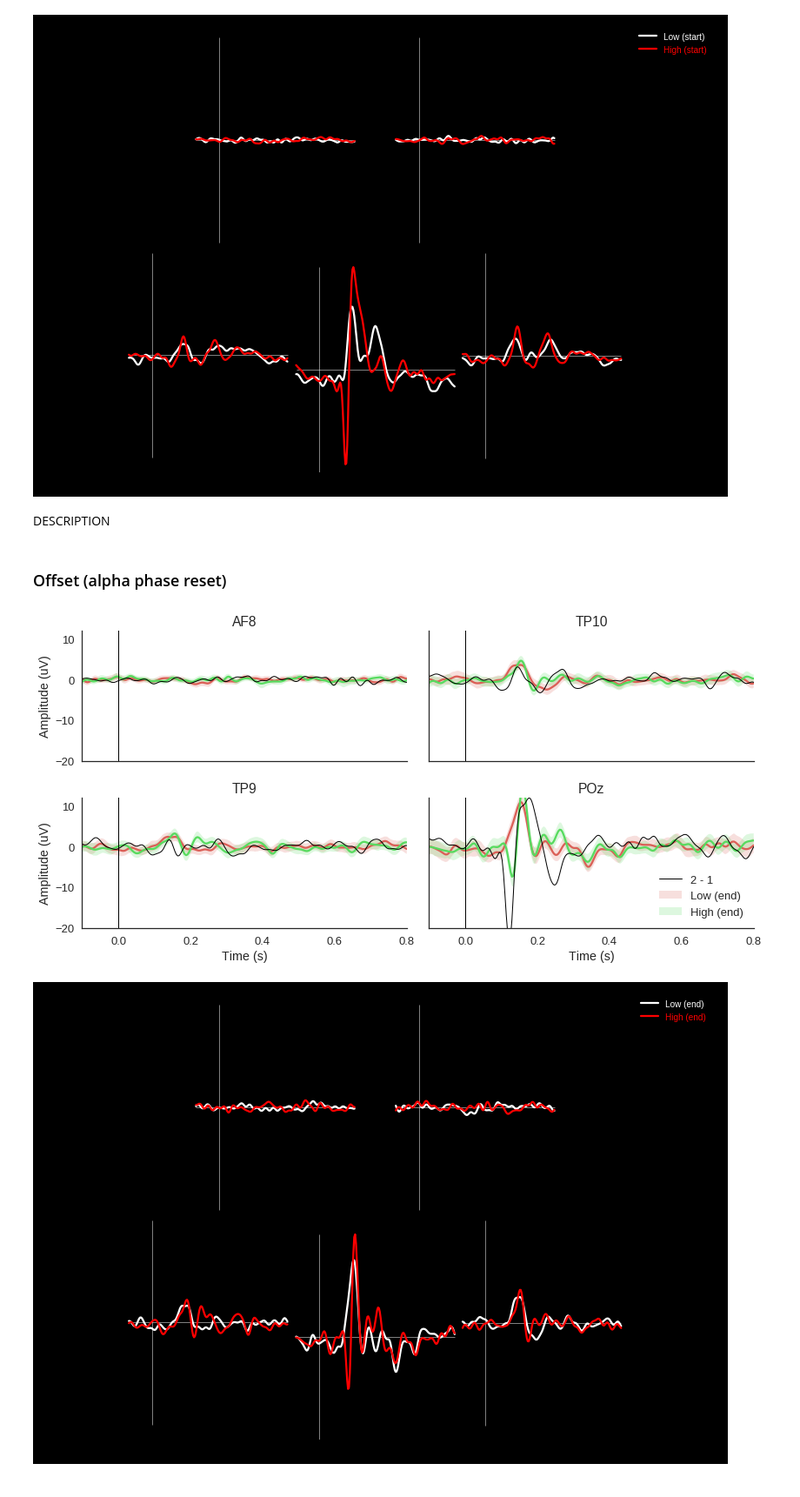
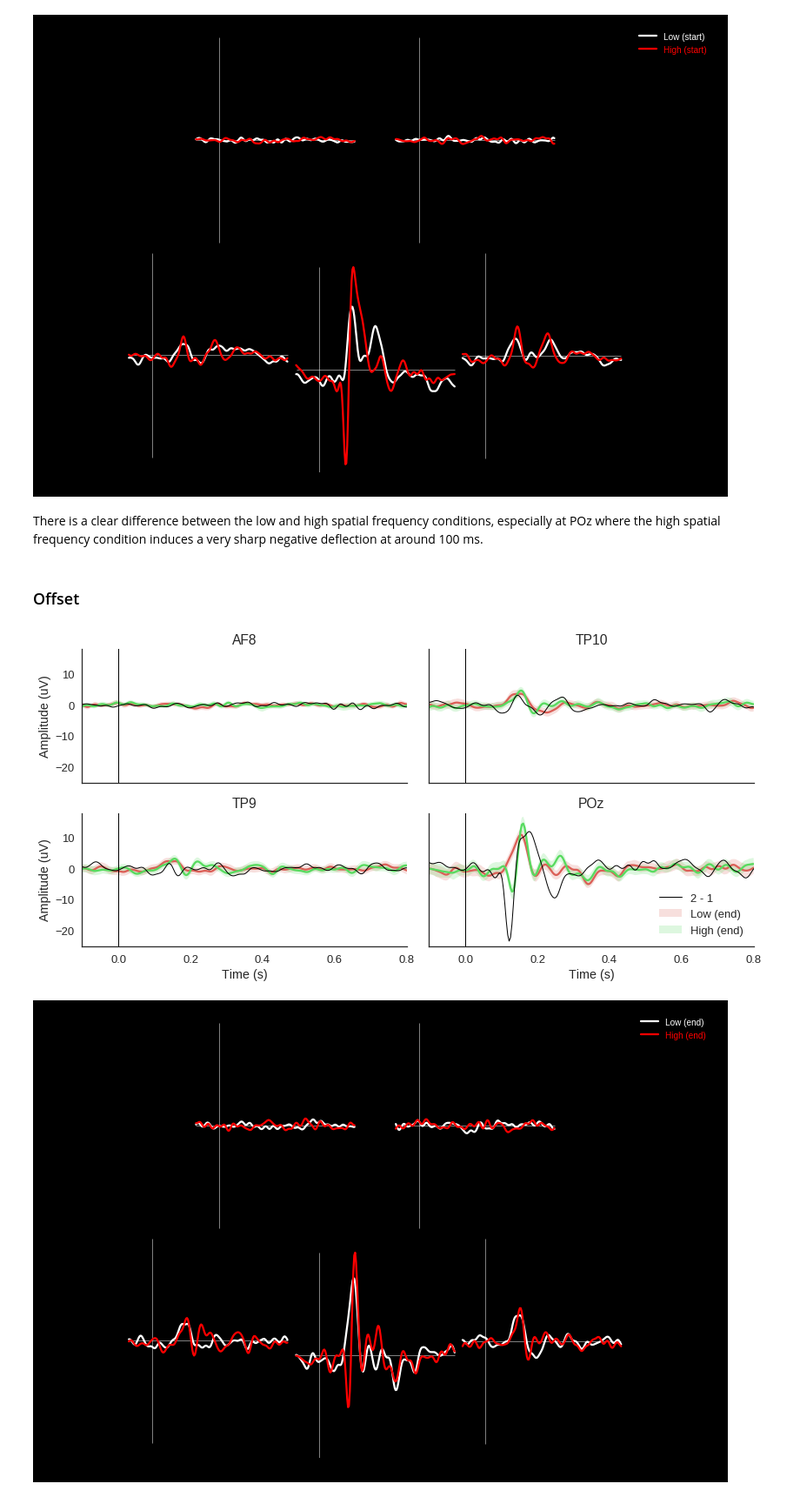
Before and after one commit to alexandrebarachant/muse-lsl, a Jupyter notebook: notebooks/Spatial Frequency Task with Muse.ipynb, the cells around one changed output. Shown at 87% size. Drawn from its saved outputs; the diff is of its cells as text; code cells hidden in the pictures.

```diff
--- a/notebooks/Spatial Frequency Task with Muse.ipynb
+++ b/notebooks/Spatial Frequency Task with Muse.ipynb
@@ -85,21 +95,21 @@ l = epochs['Low (start)'].copy().crop(-0.1, 0.6).average()
 plot_evoked_topo([l, h], show=False, color=['w', 'r']);
 # %% [output]
 [figure]
-# %% [markdown]
-DESCRIPTION
+# %% [markdown]
+There is a clear difference between the low and high spatial frequency conditions, especially at POz where the high spatial frequency condition induces a very sharp negative deflection at around 100 ms.
 # %% [markdown]
-### Offset (alpha phase reset)
+### Offset
 # %%
 # Time domain visualization
 conditions = OrderedDict()
 conditions['Low (end)'] = [3]
 conditions['High (end)'] = [4]
 
 fig, ax = utils.plot_conditions(epochs, conditions=conditions,
                                 ci=97.5, n_boot=1000, title='',
-                                diff_waveform=(1, 2), ylim=(-20, 12))
+                                diff_waveform=(1, 2), ylim=(-25, 18))
 # %% [output]
-[figure, old version]
+[figure, new version]
 # %%
 h = epochs['High (end)'].copy().crop(-0.1, 0.6).average()
 l = epochs['Low (end)'].copy().crop(-0.1, 0.6).average()
```
Also changed, not shown: parts of 16 cells of this notebook, 24 other files.
